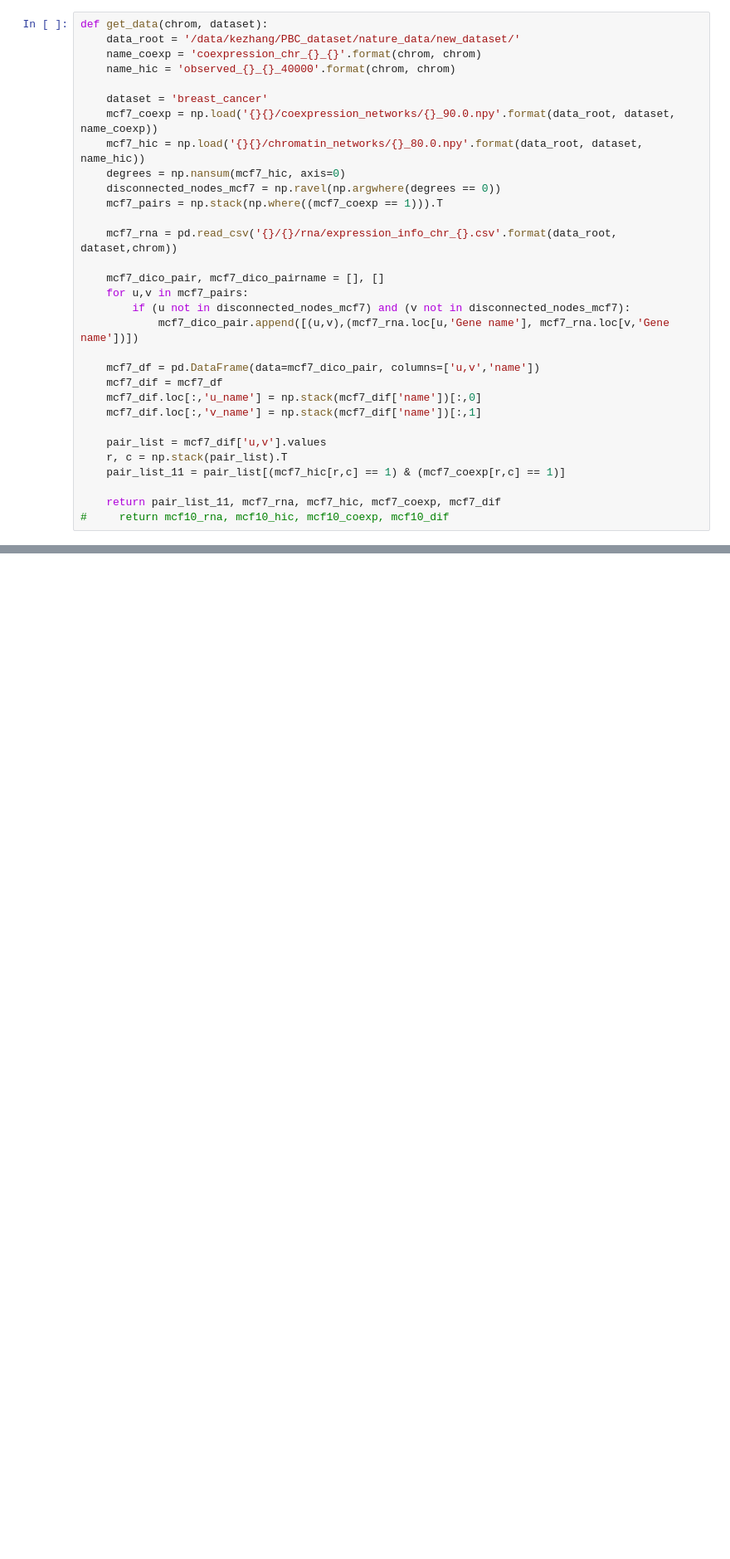
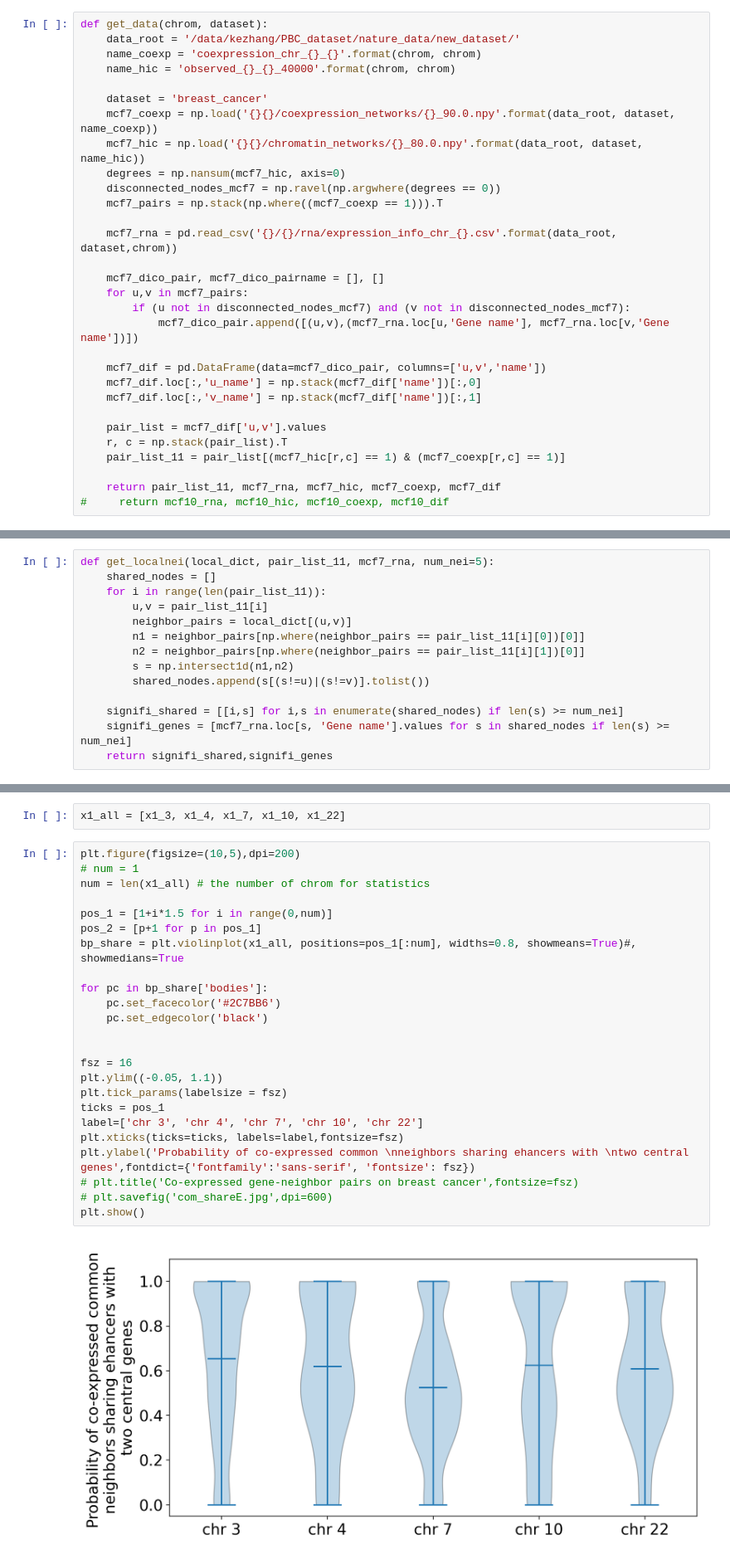
Before and after one commit to JieZheng-ShanghaiTech/HiCoEx, a Jupyter notebook: src/model_explanation/biological_explanation_reproduce.ipynb, the cells around one changed output, grey strips where cells are left out. Shown at 83% size. Saved outputs shown, nothing was run; the diff lists cells and outputs as text; blank space fills up the shorter version.

```diff
--- a/src/model_explanation/biological_explanation_reproduce.ipynb
+++ b/src/model_explanation/biological_explanation_reproduce.ipynb
@@ -192,8 +197,7 @@ def get_data(chrom, dataset):
         if (u not in disconnected_nodes_mcf7) and (v not in disconnected_nodes_mcf7):
             mcf7_dico_pair.append([(u,v),(mcf7_rna.loc[u,'Gene name'], mcf7_rna.loc[v,'Gene name'])])
 
-    mcf7_df = pd.DataFrame(data=mcf7_dico_pair, columns=['u,v','name'])
-    mcf7_dif = mcf7_df
+    mcf7_dif = pd.DataFrame(data=mcf7_dico_pair, columns=['u,v','name'])
     mcf7_dif.loc[:,'u_name'] = np.stack(mcf7_dif['name'])[:,0]
     mcf7_dif.loc[:,'v_name'] = np.stack(mcf7_dif['name'])[:,1]
 
@@ -246,3 +235,17 @@ def get_localnei(local_dict, pair_list_11, mcf7_rna):
+# %%
+def get_localnei(local_dict, pair_list_11, mcf7_rna, num_nei=5):
+    shared_nodes = []
+    for i in range(len(pair_list_11)):
+        u,v = pair_list_11[i]
+        neighbor_pairs = local_dict[(u,v)]
+        n1 = neighbor_pairs[np.where(neighbor_pairs == pair_list_11[i][0])[0]]
+        n2 = neighbor_pairs[np.where(neighbor_pairs == pair_list_11[i][1])[0]]
+        s = np.intersect1d(n1,n2)
+        shared_nodes.append(s[(s!=u)|(s!=v)].tolist())
+
+    signifi_shared = [[i,s] for i,s in enumerate(shared_nodes) if len(s) >= num_nei]
+    signifi_genes = [mcf7_rna.loc[s, 'Gene name'].values for s in shared_nodes if len(s) >= num_nei]
+    return signifi_shared,signifi_genes
 # %%
 def shareE_analysis(chrom, signifi_shared, signifi_genes, pair_list_11, local_dict, mcf7_rna, mcf7_coexp, skip=False):
     mcf7_E_all = pd.read_excel('mcf7_chr'+chrom+'_pantherGeneList_all.xlsx', header=0)
@@ -559,0 +405,28 @@ plt.show()
+# %%
+x1_all = [x1_3, x1_4, x1_7, x1_10, x1_22]
+# %%
+plt.figure(figsize=(10,5),dpi=200)
+# num = 1
+num = len(x1_all) # the number of chrom for statistics
+
+pos_1 = [1+i*1.5 for i in range(0,num)]
+pos_2 = [p+1 for p in pos_1]
+bp_share = plt.violinplot(x1_all, positions=pos_1[:num], widths=0.8, showmeans=True)#, showmedians=True
+
+for pc in bp_share['bodies']:
+    pc.set_facecolor('#2C7BB6')
+    pc.set_edgecolor('black')
+
+
+fsz = 16
+plt.ylim((-0.05, 1.1))
+plt.tick_params(labelsize = fsz)
+ticks = pos_1
+label=['chr 3', 'chr 4', 'chr 7', 'chr 10', 'chr 22']
+plt.xticks(ticks=ticks, labels=label,fontsize=fsz)
+plt.ylabel('Probability of co-expressed common \nneighbors sharing ehancers with \ntwo central genes',fontdict={'fontfamily':'sans-serif', 'fontsize': fsz})
+# plt.title('Co-expressed gene-neighbor pairs on breast cancer',fontsize=fsz)
+# plt.savefig('com_shareE.jpg',dpi=600)
+plt.show()
+# %% [output]
+[figure, added]
```
Also changed, not shown: parts of 23 cells of this notebook, 11 other files.
